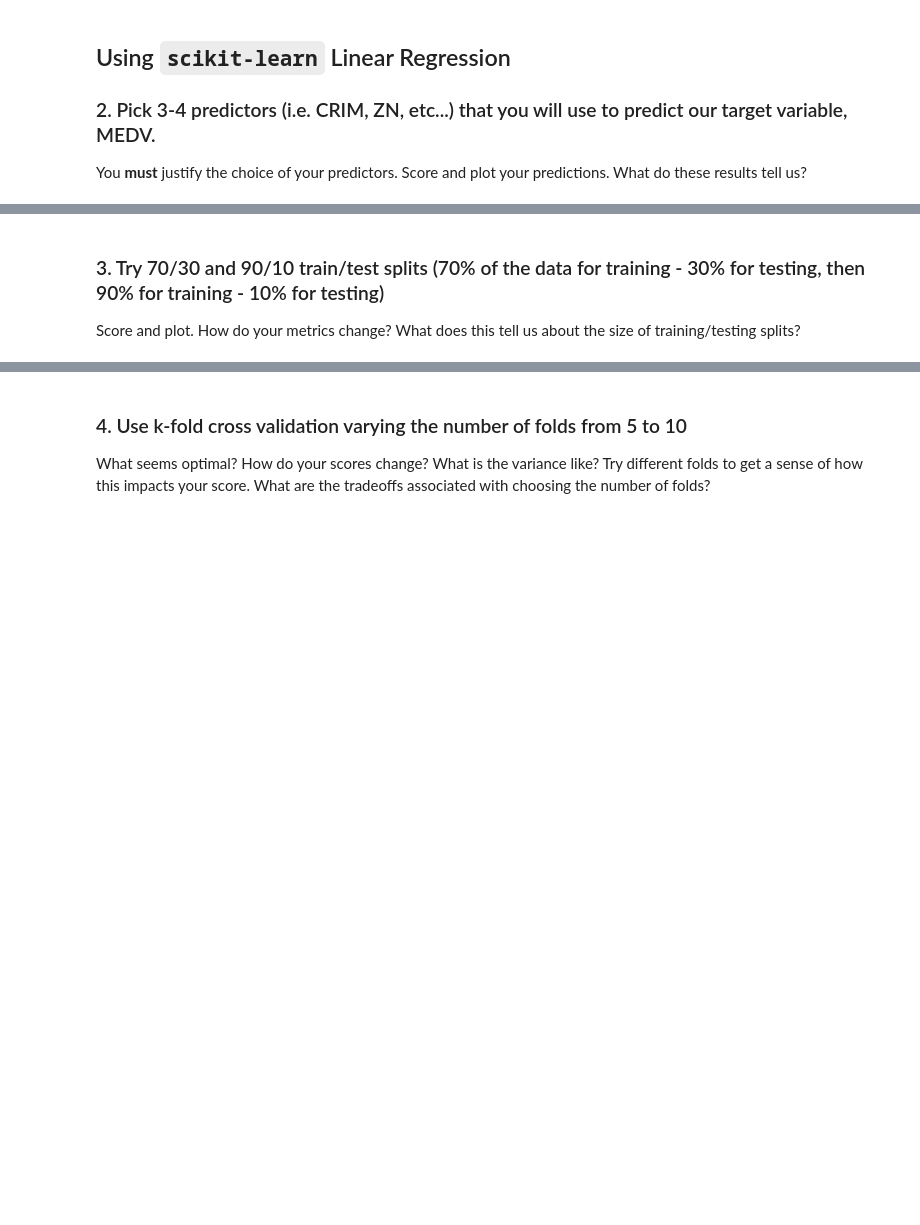
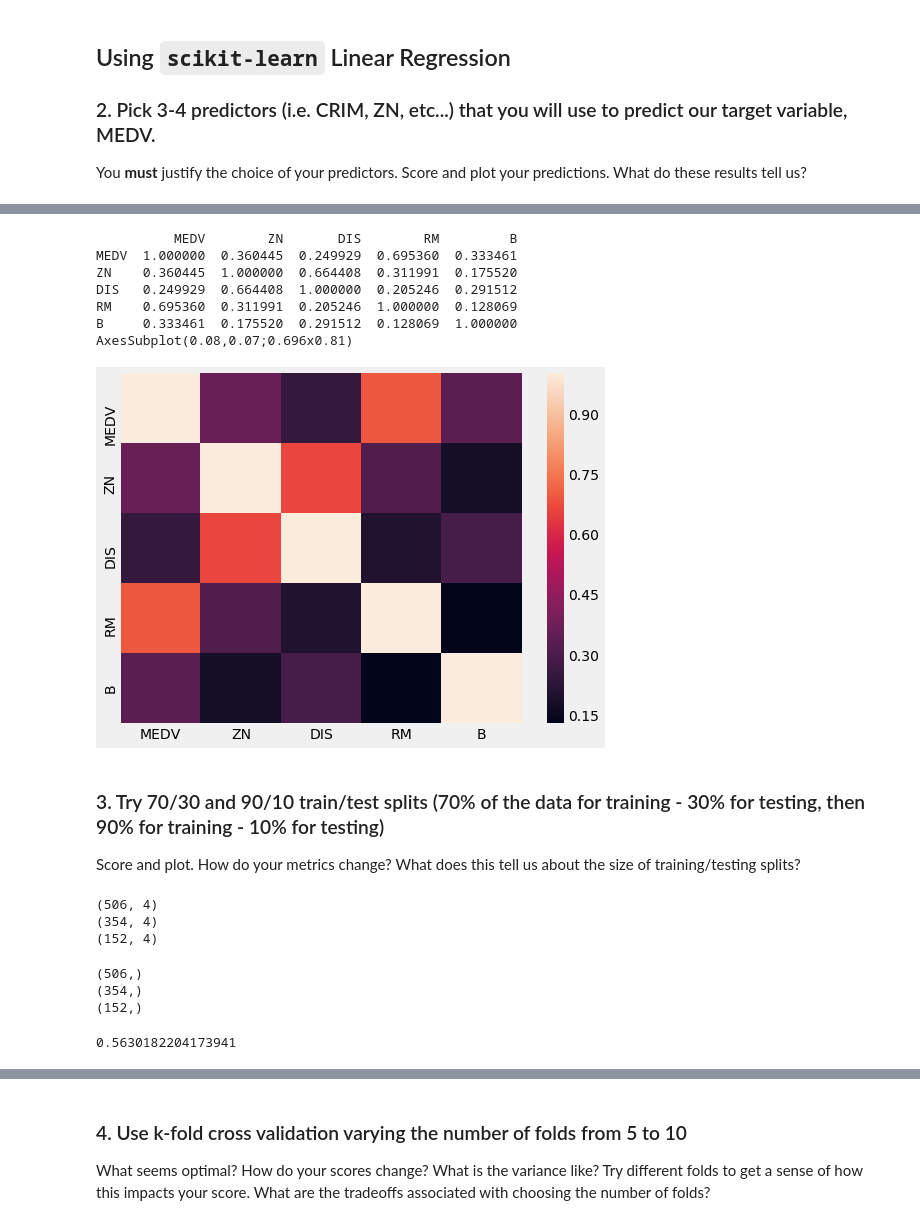
Before and after one commit to ankramer/Data-Science-5k, a Jupyter notebook: linreg-knn-project.ipynb, the cells around one changed output, grey strips where cells are left out. Saved outputs shown, nothing was run; the diff lists cells and outputs as text; code cells hidden in the pictures; blank space fills up the shorter version.

```diff
--- a/linreg-knn-project.ipynb
+++ b/linreg-knn-project.ipynb
@@ -115,3 +256,17 @@ You **must** justify the choice of your predictors. Score and plot your predicti
+# %%
+# check for multicolinearity
+correlations = boston_dummies[['MEDV','ZN','DIS','RM', 'B']].corr()
+print(correlations)
+print(sns.heatmap(correlations))
+# %% [output]
+          MEDV        ZN       DIS        RM         B
+MEDV  1.000000  0.360445  0.249929  0.695360  0.333461
+ZN    0.360445  1.000000  0.664408  0.311991  0.175520
+DIS   0.249929  0.664408  1.000000  0.205246  0.291512
+RM    0.695360  0.311991  0.205246  1.000000  0.128069
+B     0.333461  0.175520  0.291512  0.128069  1.000000
+AxesSubplot(0.08,0.07;0.696x0.81)
+[figure, added]
 # %% [markdown]
 ### 3. Try 70/30 and 90/10 train/test splits (70% of the data for training - 30% for testing, then 90% for training - 10% for testing)
 Score and plot. How do your metrics change? What does this tell us about the size of training/testing splits?
@@ -117,0 +285,28 @@ Score and plot. How do your metrics change? What does this tell us about the siz
+# %%
+# Before splitting
+print(X.shape)
+
+# After splitting
+print(X_train.shape)
+print(X_test.shape)
+# %% [output]
+(506, 4)
+(354, 4)
+(152, 4)
+# %%
+# Before splitting
+print(y.shape)
+
+# After splitting
+print(y_train.shape)
+print(y_test.shape)
+# %% [output]
+(506,)
+(354,)
+(152,)
+# %%
+lr = LinearRegression()
+lr.fit(X_train, y_train)
+lr.score(X_test, y_test)
+# %% [output]
+0.5630182204173941
```
Also changed, not shown: parts of 57 cells of this notebook.
